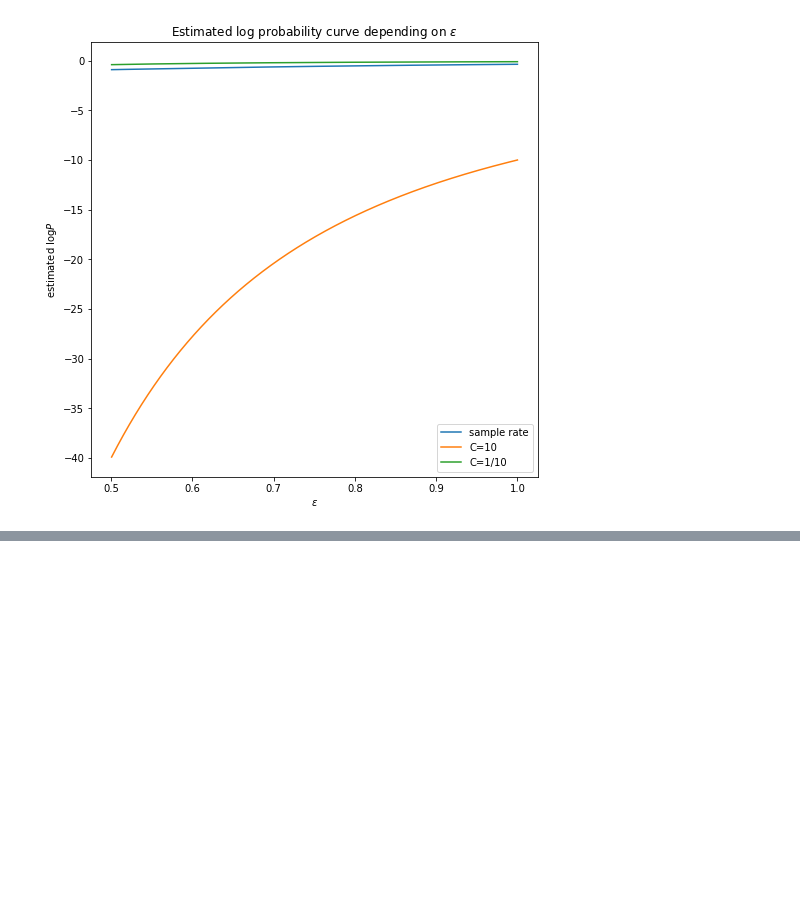
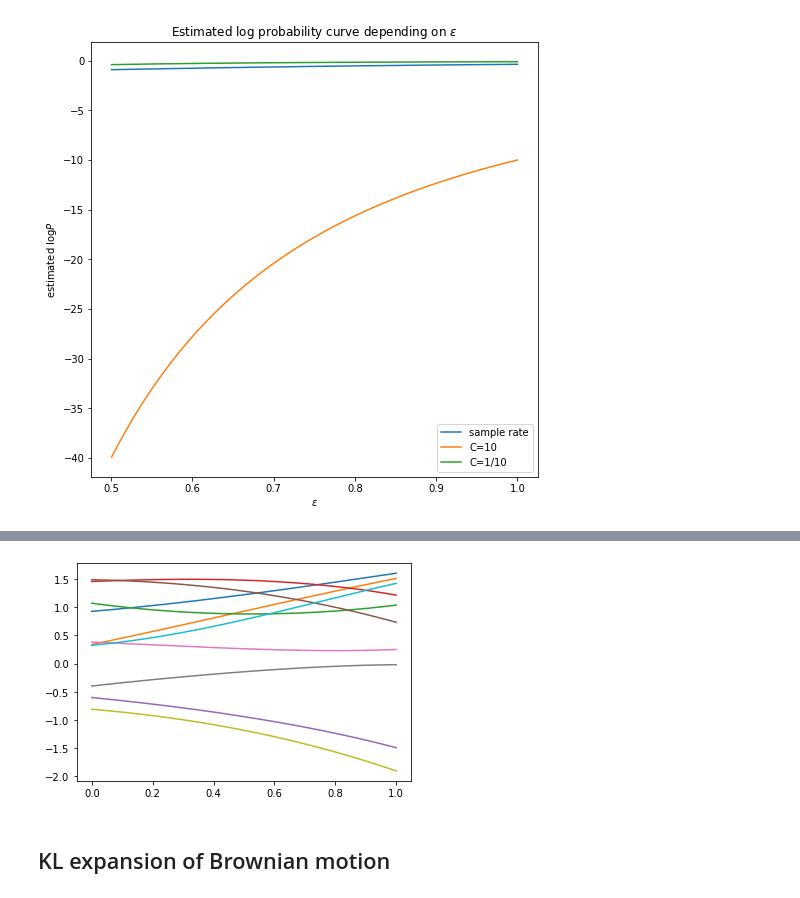
Before and after one commit to d-dof/brownian_motion, a Jupyter notebook: notebooks/brownian_motion.ipynb, the cells around one changed output, grey strips where cells are left out. Saved outputs shown, nothing was run; the diff lists cells and outputs as text; code cells hidden in the pictures; blank space fills up the shorter version.

Commit message:
KL expansion and random function part

```diff
--- a/notebooks/brownian_motion.ipynb
+++ b/notebooks/brownian_motion.ipynb
@@ -189,0 +201,22 @@ plt.show()
+# %%
+def create_Z_k(k):
+    k = k+1
+    g_ks = np.random.normal(size=k)
+    a_ks = np.array([g_ks[i]/factorial(i) for i in range(k)])
+    def Z_k(t):
+        t_ks = t*np.ones(k)
+        t_ks = np.power(t_ks, range(k))
+        return np.dot(a_ks, t_ks)
+    return Z_k
+# %%
+k = 10 # too large k brokes factorial(k), limited around k < 150
+n_trial = 10
+for _ in range(n_trial):
+    Z_k = create_Z_k(k)
+    Z_ks = np.array([Z_k(t) for t in ts])
+    plt.plot(ts, Z_ks)
+plt.show()
+# %% [output]
+[figure, added]
+# %% [markdown]
+## KL expansion of Brownian motion
```
Also changed, not shown: parts of 19 cells of this notebook.
